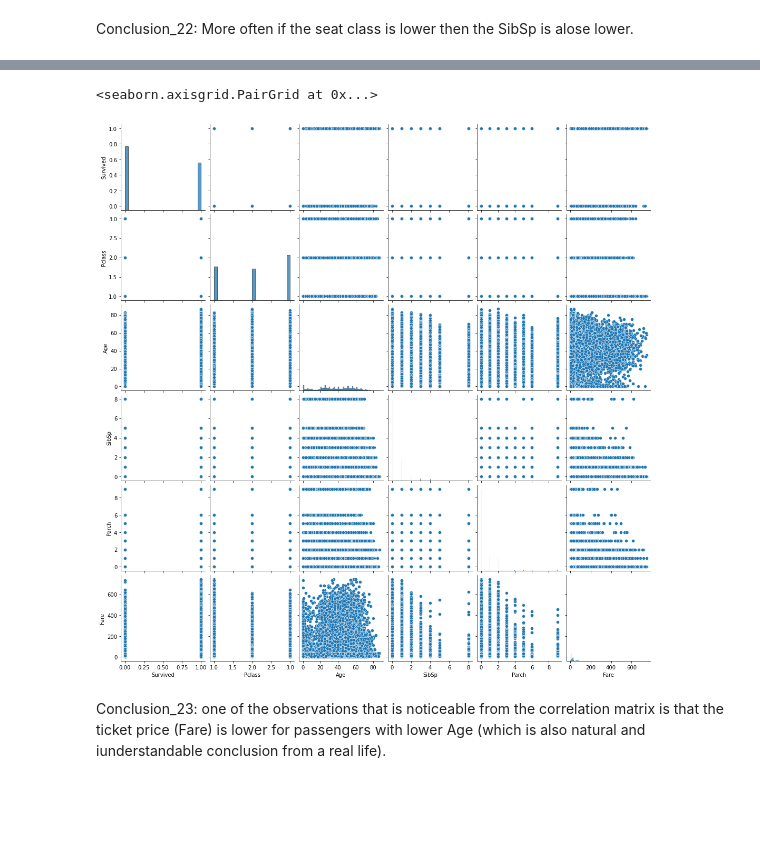
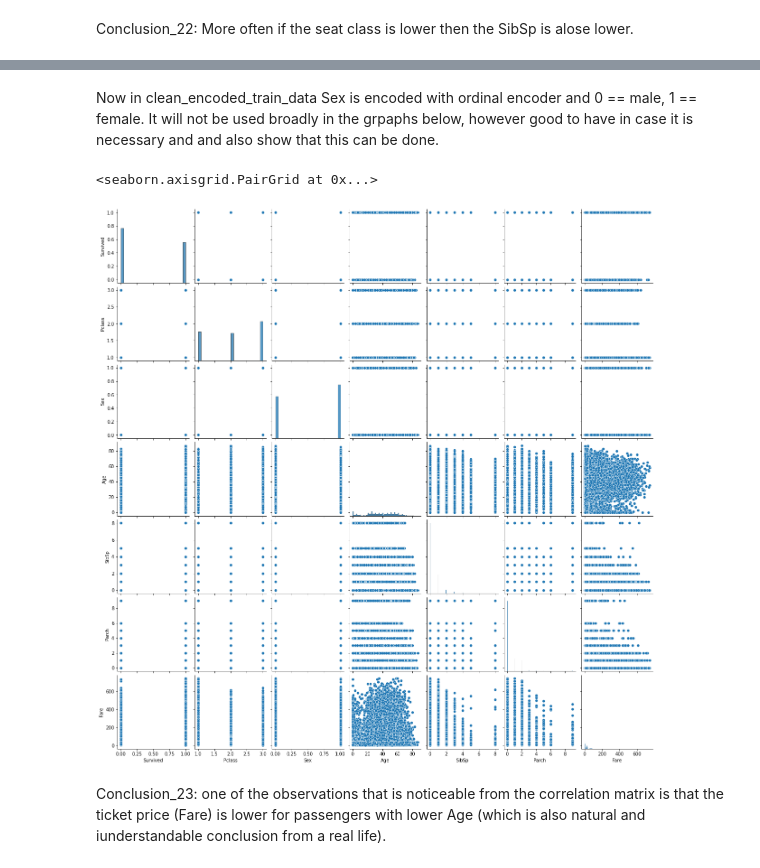
Before and after one commit to VeraAndreevna/Training, a Jupyter notebook: data_exploration.ipynb, the cells around one changed output, grey strips where cells are left out. Drawn from its saved outputs; the diff is of its cells as text; code cells hidden in the pictures; blank space fills up the shorter version.

Commit message:
7th version
Added Ordinalencoder for Sex.

```diff
--- a/data_exploration.ipynb
+++ b/data_exploration.ipynb
@@ -383,3 +383,15 @@ pd.crosstab(clean_train_data['Pclass'], clean_train_data['SibSp'])
 | 3 | 31700 | 6761 | 1006 | 817 | 531 | 68 | 123 |
 # %% [markdown]
 Conclusion_22: More often if the seat class is lower then the SibSp is alose lower.
+# %%
+object_cols = ['Sex']
+
+# Apply ordinal encoder to each variable Sex
+# Make copy to avoid changing original data
+clean_encoded_train_data = clean_train_data.copy()
+
+# Apply ordinal encoder to each column with categorical data
+ordinal_encoder = OrdinalEncoder()
+clean_encoded_train_data[object_cols] = ordinal_encoder.fit_transform(clean_train_data[object_cols])
+
+clean_encoded_train_data.head()
@@ -386,17 +405,13 @@ Conclusion_22: More often if the seat class is lower then the SibSp is alose low
+# %% [markdown]
+Now in clean_encoded_train_data Sex is encoded with ordinal encoder and 0 == male, 1 == female. It will not be used broadly in the grpaphs below, however good to have in case it is necessary and and also show that this can be done.
 # %%
 # take subset of the variables that can be intresting to look into correlation between all together
-X = clean_train_data[['Survived','Pclass','Sex','Age','SibSp','Parch','Fare','Embarked']]
-
-# Apply ordinal encoder to each column with categorical data
-# This is for further improvemts if I have time to continue, commented for now
-#ordinal_encoder = OrdinalEncoder()
-#ordinal_encoder.fit_transform(X['Sex', 'Embarked'])
-
+X = clean_encoded_train_data[['Survived','Pclass','Sex','Age','SibSp','Parch','Fare','Embarked']]
 
 sns.pairplot(X)
 # %% [output]
 <seaborn.axisgrid.PairGrid at 0x...>
-[figure, old version]
+[figure, new version]
 # %% [markdown]
 Conclusion_23: one of the observations that is noticeable from the correlation matrix is that the ticket price (Fare) is lower for passengers with lower Age (which is also natural and iunderstandable conclusion from a real life).
 # %% [markdown]
```
Also changed, not shown: parts of 5 cells of this notebook.
